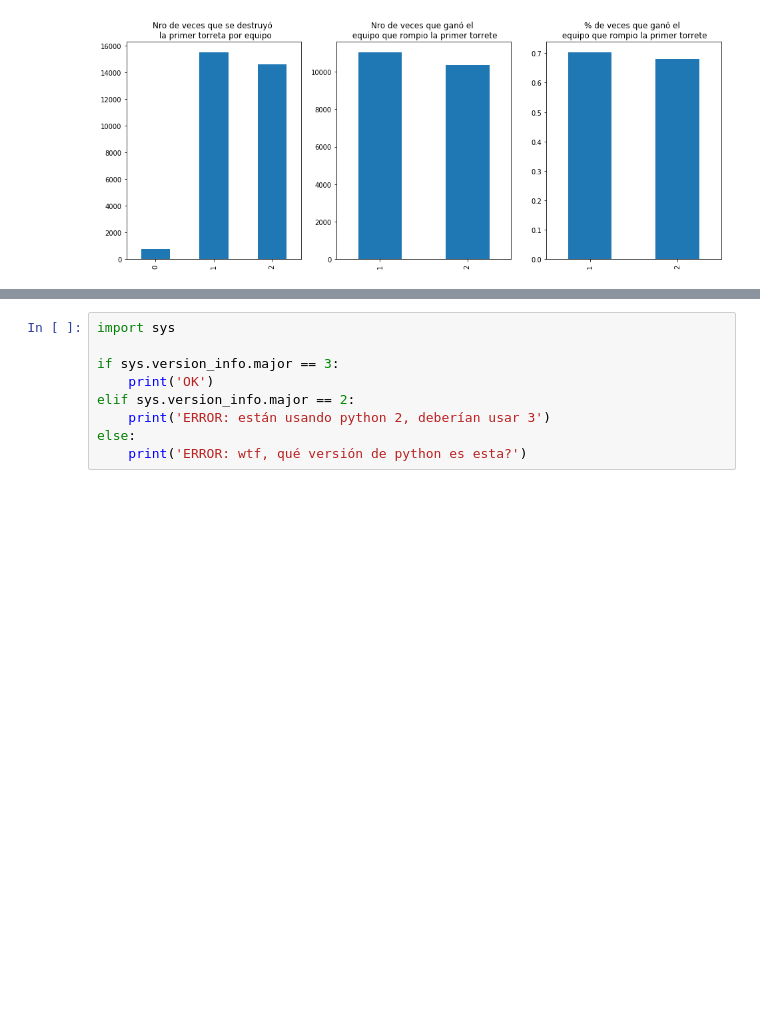
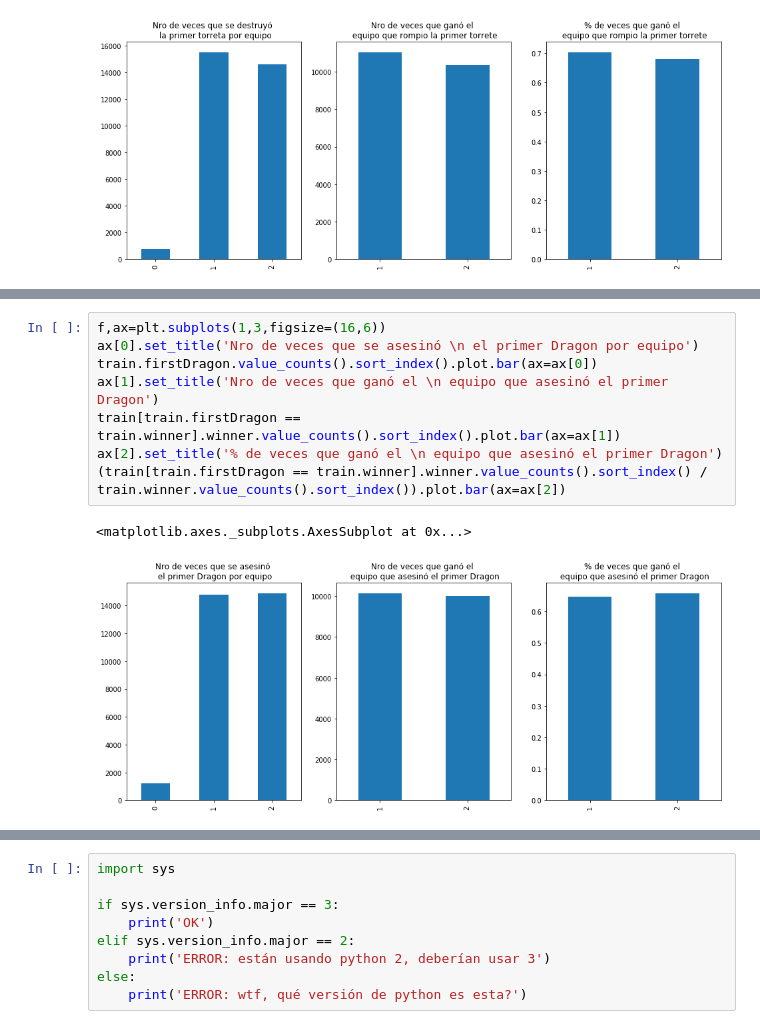
Before and after one commit to J-Manzo/ML_LOL, a Jupyter notebook: tp1_exploration.ipynb, the cells around one changed output, grey strips where cells are left out. Cells and saved outputs as stored; diff of their text form; blank space fills up the shorter version.

```diff
--- a/tp1_exploration.ipynb
+++ b/tp1_exploration.ipynb
@@ -528,0 +594,11 @@ ax[2].set_title('% de veces que ganó el \n equipo que rompio la primer torrete'
+# %%
+f,ax=plt.subplots(1,3,figsize=(16,6))
+ax[0].set_title('Nro de veces que se asesinó \n el primer Dragon por equipo')
+train.firstDragon.value_counts().sort_index().plot.bar(ax=ax[0])
+ax[1].set_title('Nro de veces que ganó el \n equipo que asesinó el primer Dragon')
+train[train.firstDragon == train.winner].winner.value_counts().sort_index().plot.bar(ax=ax[1])
+ax[2].set_title('% de veces que ganó el \n equipo que asesinó el primer Dragon')
+(train[train.firstDragon == train.winner].winner.value_counts().sort_index() / train.winner.value_counts().sort_index()).plot.bar(ax=ax[2])
+# %% [output]
+<matplotlib.axes._subplots.AxesSubplot at 0x...>
+[figure, added]
```
Also changed, not shown: parts of 7 cells of this notebook.
